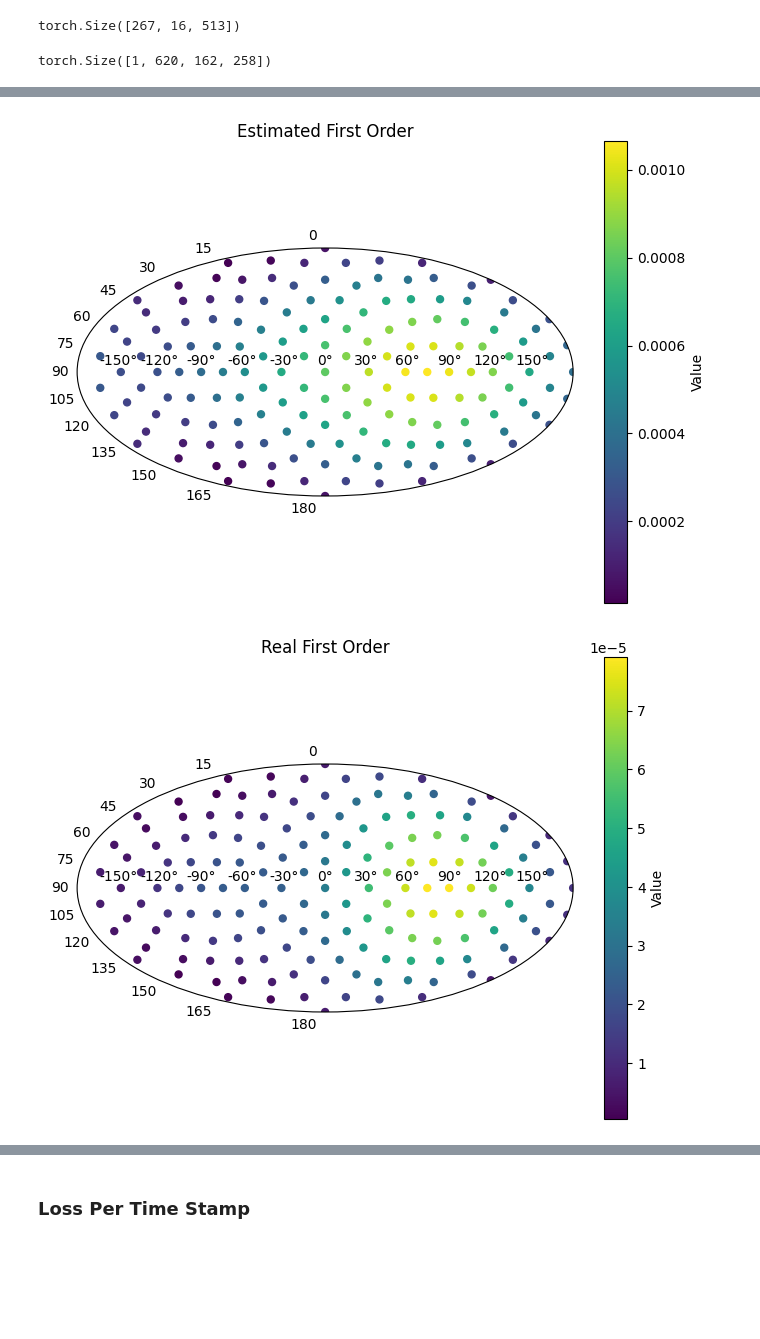
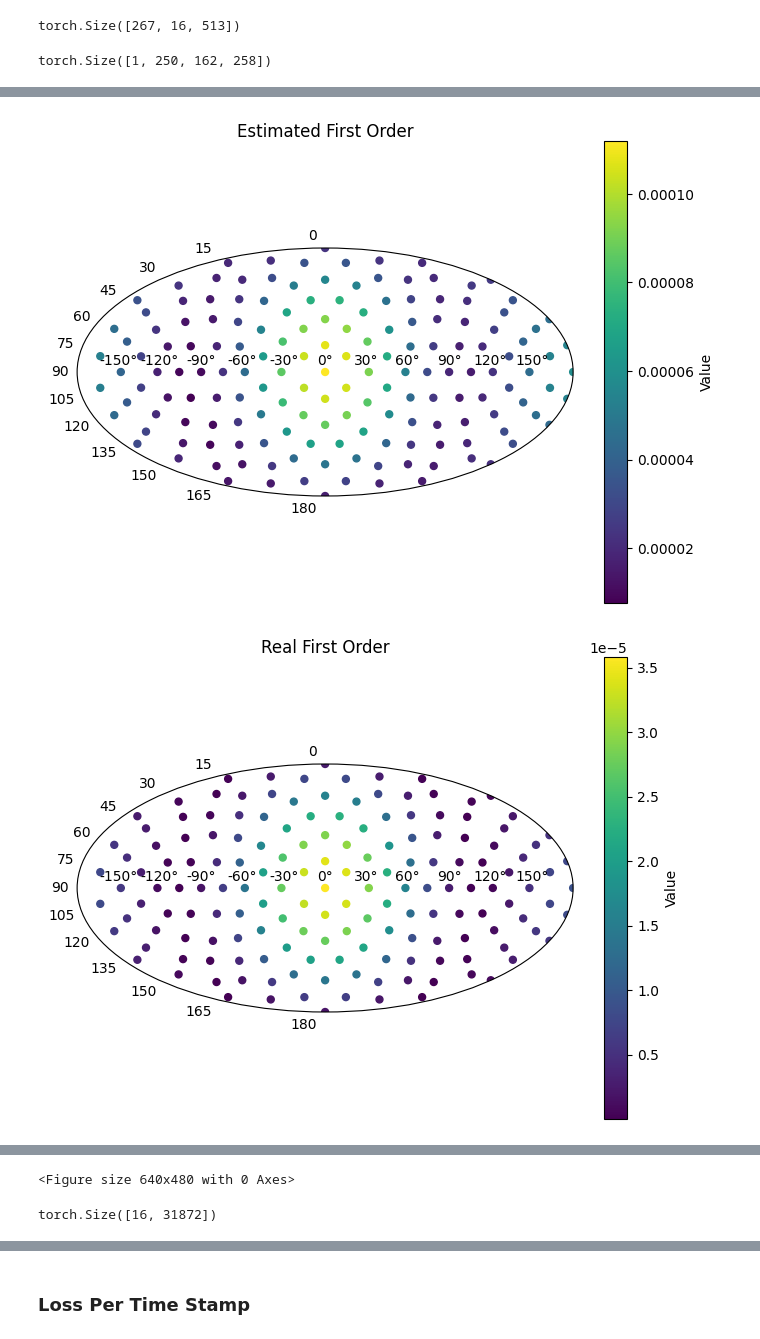
Before and after one commit to Amitmils/AmbisonicUpscaling, a Jupyter notebook: run_script_v2.ipynb, the cells around one changed output, grey strips where cells are left out. Saved outputs shown, nothing was run; the diff lists cells and outputs as text; code cells hidden in the pictures; blank space fills up the shorter version.

```diff
--- a/run_script_v2.ipynb
+++ b/run_script_v2.ipynb
@@ -169,17 +169,17 @@ signals = [
         ph=0,
         in_rad=False,
     ),
-    signal_info(
-        signal_path=r"data\WSJ0\test\050\050o020n.wav", #16KHz
-        th=90,
-        ph=0,
-        in_rad=False,
-    ),
+    # signal_info(
+    #     signal_path=r"data\WSJ0\test\050\050o020n.wav", #16KHz
+    #     th=90,
+    #     ph=0,
+    #     in_rad=False,
+    # ),
 ]
 # %% [markdown]
 ### Encode/Load Sound Field
 # %%
-ENCODE = True
+ENCODE = False
 grid =  POINTS_162# POINTS_162 LEBEDEV
 
 load_data_path = r"C:\Users\amitmils\Documents\Repo\ACL_General\reverb_anm_t_data.mat"
@@ -225,7 +225,7 @@ if ENCODE:
 else: #Load
 
     ZIP_PATH = r"data\ModelDataSets\WSJ_4_3_25\train.zip"
-    ID = 22
+    ID = 24
     with zipfile.ZipFile(ZIP_PATH, 'r') as zipf:
         with zipf.open(f"{os.path.basename(ZIP_PATH)[:-4]}_{ID}.pth") as f:
             label, anm_f_input_order, anm_f_output_order  = torch.load(f,weights_only=False)
@@ -553,25 +553,25 @@ index = 0
 window= 0
 
 sound_field.plot_sparse_dict(s_stft_dict[0][window].sum(-1,keepdim=True), sample_idx=index)
-utils.plot_on_2D(
+utils.plot_on_2D_Mollweide(
             azi=sound_field.P_ph,
             zen=sound_field.P_th,
             values=est_first_order_proj[window],
             title=f"Estimated First Order",
 )
-utils.plot_on_2D(
+utils.plot_on_2D_Mollweide(
             azi=sound_field.P_ph,
             zen=sound_field.P_th,
             values=real_first_order_proj[window],
             title=f"Real First Order",
 )
-utils.plot_on_2D(
+utils.plot_on_2D_Mollweide(
             azi=sound_field.P_ph,
             zen=sound_field.P_th,
             values=est_third_order_proj[window],
             title=f"Estimated Third Order",
 )
-utils.plot_on_2D(
+utils.plot_on_2D_Mollweide(
             azi=sound_field.P_ph,
             zen=sound_field.P_th,
             values=real_output_order_proj[window],
@@ -591,4 +591,4 @@ try:
 except:
     pass
 # %% [output]
-torch.Size([1, 620, 162, 258])
+torch.Size([1, 250, 162, 258])
@@ -596,2 +596,2 @@ torch.Size([1, 620, 162, 258])
-[figure, old version]
+[figure, new version]
-[figure, old version]
+[figure, new version]
@@ -600,0 +600,5 @@ torch.Size([1, 620, 162, 258])
+<Figure size 640x480 with 0 Axes>
+# %%
+utils._istft(est_anm_f_third_order).shape
+# %% [output]
+torch.Size([16, 31872])
```
Also changed, not shown: parts of 10 cells of this notebook, 9 other files.
